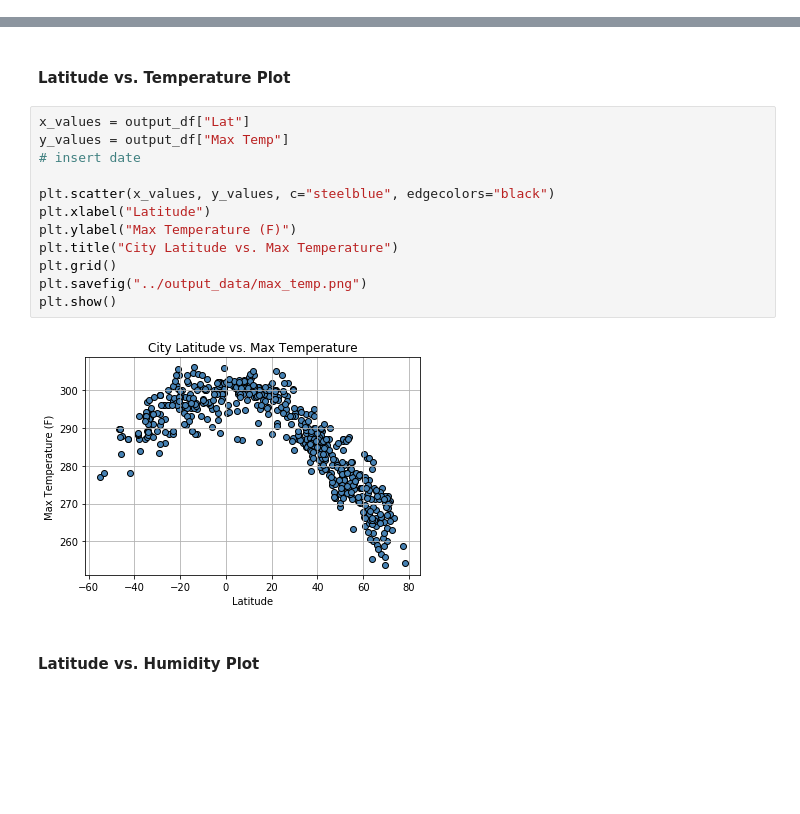
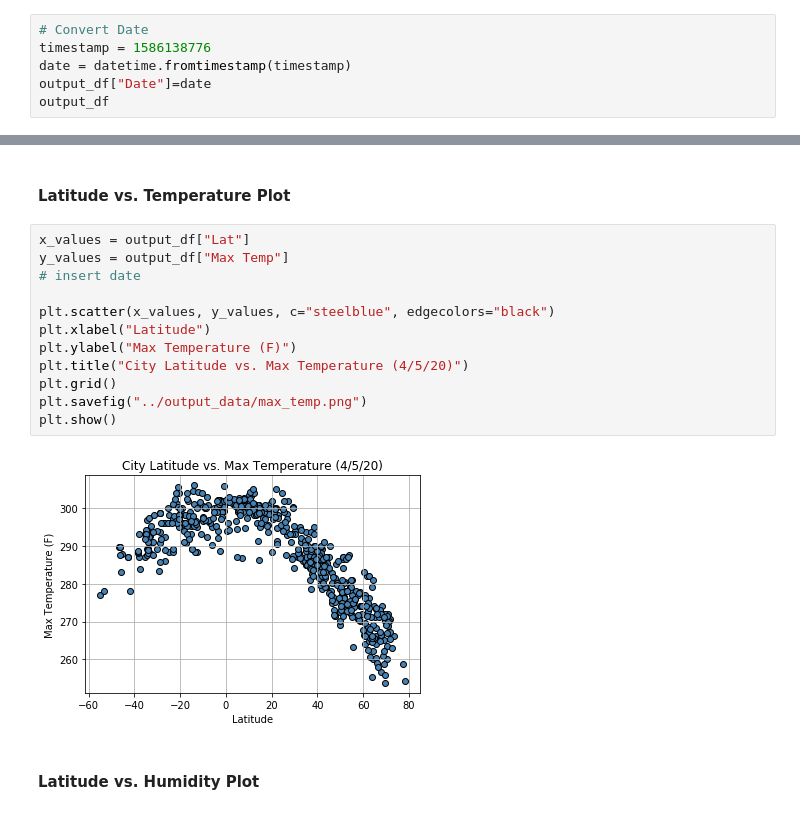
Before and after one commit to ry-al/python-api-challenge, a Jupyter notebook: starter_code/WeatherPy_RylaHW.ipynb, the cells around one changed output, grey strips where cells are left out. Saved outputs shown, nothing was run; the diff lists cells and outputs as text; blank space fills up the shorter version.

```diff
--- a/starter_code/WeatherPy_RylaHW.ipynb
+++ b/starter_code/WeatherPy_RylaHW.ipynb
@@ -226,0 +173,6 @@ output_df
+# %%
+# Convert Date
+timestamp = 1586138776
+date = datetime.fromtimestamp(timestamp)
+output_df["Date"]=date
+output_df
@@ -229,17 +195,17 @@ output_df
 # %%
 x_values = output_df["Lat"]
 y_values = output_df["Max Temp"]
 # insert date
 
 plt.scatter(x_values, y_values, c="steelblue", edgecolors="black")
 plt.xlabel("Latitude")
 plt.ylabel("Max Temperature (F)")
-plt.title("City Latitude vs. Max Temperature")
+plt.title("City Latitude vs. Max Temperature (4/5/20)")
 plt.grid()
 plt.savefig("../output_data/max_temp.png")
 plt.show()
 # %% [output]
-[figure, old version]
+[figure, new version]
 # %% [markdown]
 #### Latitude vs. Humidity Plot
 # %%
```
Also changed, not shown: parts of 30 cells of this notebook, 13 other files.
